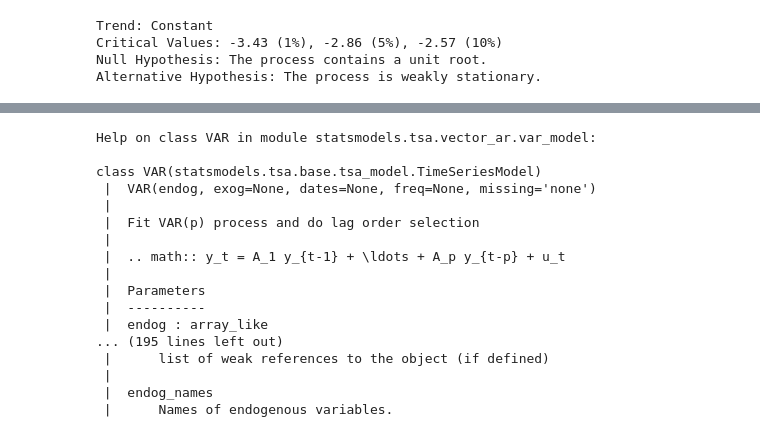
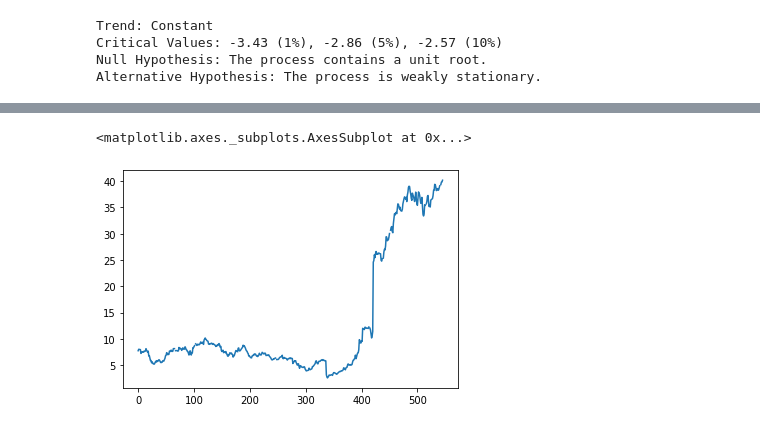
Before and after one commit to Jspano95/Jspano_MScQFin_Thesis, a Jupyter notebook: Jspano_MSc_QuantFin_Public_Github_V1.00.ipynb, the cells around one changed output, grey strips where cells are left out. Cells and saved outputs as stored; diff of their text form; code cells hidden in the pictures.

```diff
--- a/Jspano_MSc_QuantFin_Public_Github_V1.00.ipynb
+++ b/Jspano_MSc_QuantFin_Public_Github_V1.00.ipynb
@@ -1380,22 +1239,7 @@ sorted_alldata_df_final
 # %%
 gvkey_1045 = sorted_alldata_df_final.loc[sorted_alldata_df_final.gvkey==1045]
-# %%
-help(smt.VAR)
-# %% [output]
-Help on class VAR in module statsmodels.tsa.vector_ar.var_model:
-
-class VAR(statsmodels.tsa.base.tsa_model.TimeSeriesModel)
- |  VAR(endog, exog=None, dates=None, freq=None, missing='none')
- |
- |  Fit VAR(p) process and do lag order selection
- |
- |  .. math:: y_t = A_1 y_{t-1} + \ldots + A_p y_{t-p} + u_t
- |
- |  Parameters
- |  ----------
- |  endog : array_like
-... (195 lines left out)
- |      list of weak references to the object (if defined)
- |
- |  endog_names
- |      Names of endogenous variables.
+# %%
+gvkey_1045['price_close'].plot()
+# %% [output]
+<matplotlib.axes._subplots.AxesSubplot at 0x...>
+[figure, added]
```
Also changed, not shown: parts of 32 cells of this notebook.
